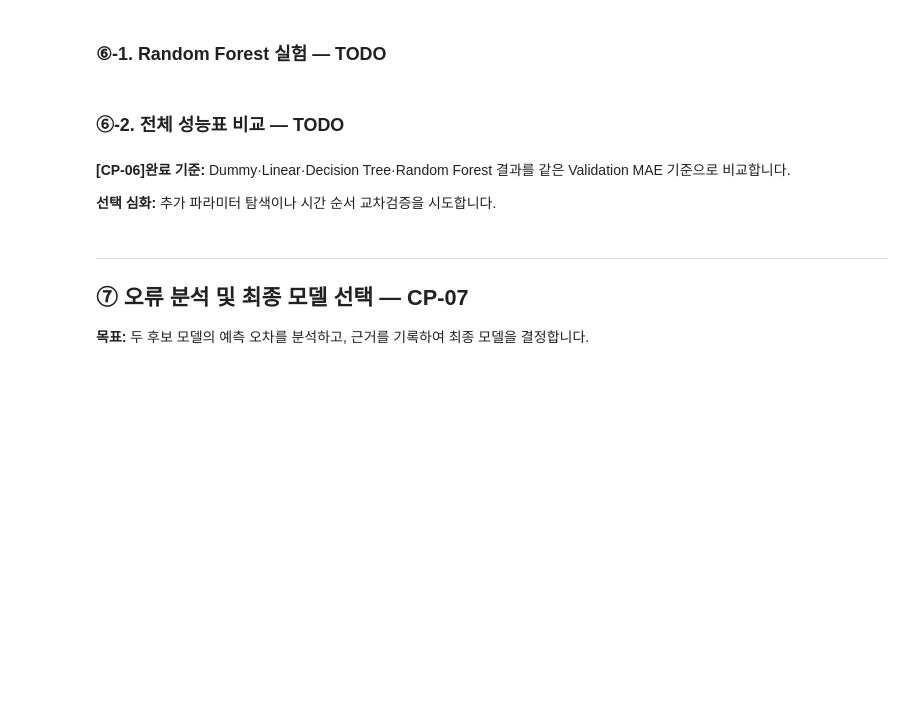
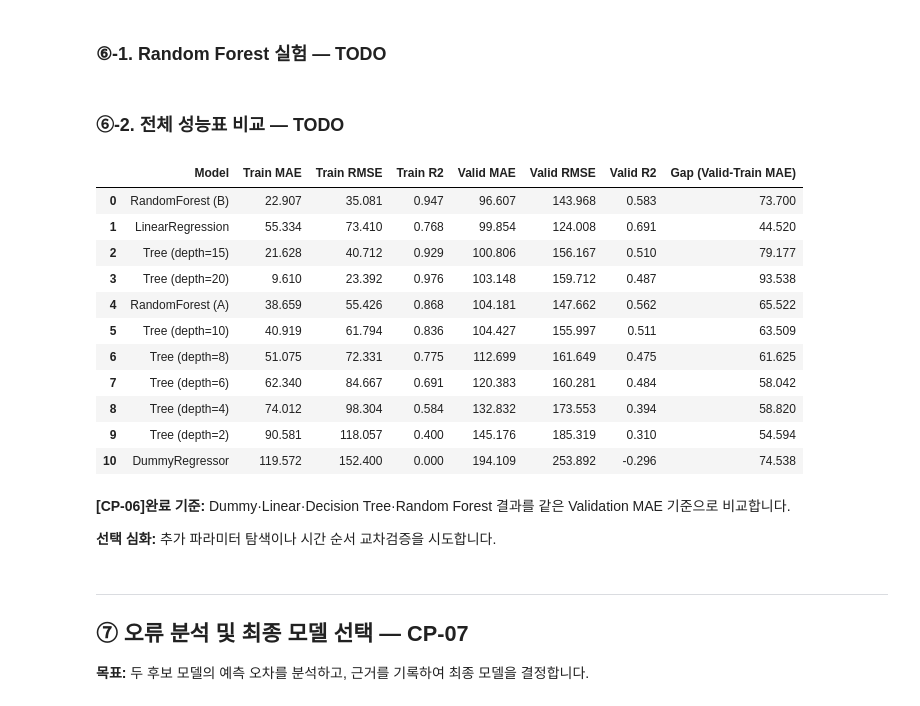
Before and after one commit to lgeew/ai-mini-projects, a Jupyter notebook: mini-project-01/code/01_regression_bike_demand.ipynb, the cells around one changed output. Saved outputs shown, nothing was run; the diff lists cells and outputs as text; code cells hidden in the pictures; blank space fills up the shorter version.

```diff
--- a/mini-project-01/code/01_regression_bike_demand.ipynb
+++ b/mini-project-01/code/01_regression_bike_demand.ipynb
@@ -565,16 +565,25 @@ rf_models = {}
 # TODO 6-1~6-2. 두 설정의 Random Forest Pipeline 학습 및 성능 수집
 for key, params in rf_configs.items():
     # TODO: Pipeline 구성 (RandomForestRegressor(**params, random_state=42, n_jobs=-1))
-    model = ...
+    model = Pipeline([
+        ("preprocessor", preprocessor),
+        ("model", RandomForestRegressor(**params, random_state=42, n_jobs=-1))
+    ])
+    # RandomForestRegressor: 여러 개의 결정 트리를 무작위로 학습시킨 뒤 그 예측을 평균 내어 성능과 안정성을 높이는 앙상블 회귀 모델
+    # **params: 딕셔너리 형태의 설정값(n_estimators, max_depth)을 풀어헤쳐 인자로 전달
+    # n_jobs=-1: 컴퓨터의 모든 CPU 코어를 사용하여 학습 속도를 극대화
 
     # TODO: 모델 학습
-    ...
+    model.fit(X_train, y_train)
 
     # [공통] 학습한 모델 보관
     rf_models[key] = model
 
     # TODO: summarize()로 결과를 results에 추가합니다.
-    ...
+    row = summarize(f"RandomForest ({key})", model)
+    # summarize(): 해당 모델의 Train 및 Validation 데이터셋에 대한 MAE, RMSE, R2 지표를 계산해 딕셔너리로 반환
+
+    results.append(row)
 # %% [markdown]
 ### ⑥-2. 전체 성능표 비교 — TODO
 # %%
@@ -582,12 +591,25 @@ for key, params in rf_configs.items():
 results_df = pd.DataFrame(results)
 # %%
 # TODO 6-3. Validation MAE가 낮은 순서로 정렬하고 인덱스를 정리합니다.
-results_df = ...
+results_df = results_df.sort_values(by="Valid MAE").reset_index(drop=True)
 # %%
 # TODO 6-4. Validation MAE - Train MAE를 계산합니다.
-results_df["Gap (Valid-Train MAE)"] = ...
+results_df["Gap (Valid-Train MAE)"] = results_df["Valid MAE"] - results_df["Train MAE"]
 
 display(results_df.round(3))
+# %% [output]
+|  | Model | Train MAE | Train RMSE | Train R2 | Valid MAE | Valid RMSE | Valid R2 | Gap (Valid-Train MAE) |
+| 0 | RandomForest (B) | 22.907 | 35.081 | 0.947 | 96.607 | 143.968 | 0.583 | 73.700 |
+| 1 | LinearRegression | 55.334 | 73.410 | 0.768 | 99.854 | 124.008 | 0.691 | 44.520 |
+| 2 | Tree (depth=15) | 21.628 | 40.712 | 0.929 | 100.806 | 156.167 | 0.510 | 79.177 |
+| 3 | Tree (depth=20) | 9.610 | 23.392 | 0.976 | 103.148 | 159.712 | 0.487 | 93.538 |
+| 4 | RandomForest (A) | 38.659 | 55.426 | 0.868 | 104.181 | 147.662 | 0.562 | 65.522 |
+| 5 | Tree (depth=10) | 40.919 | 61.794 | 0.836 | 104.427 | 155.997 | 0.511 | 63.509 |
+| 6 | Tree (depth=8) | 51.075 | 72.331 | 0.775 | 112.699 | 161.649 | 0.475 | 61.625 |
+| 7 | Tree (depth=6) | 62.340 | 84.667 | 0.691 | 120.383 | 160.281 | 0.484 | 58.042 |
+| 8 | Tree (depth=4) | 74.012 | 98.304 | 0.584 | 132.832 | 173.553 | 0.394 | 58.820 |
+| 9 | Tree (depth=2) | 90.581 | 118.057 | 0.400 | 145.176 | 185.319 | 0.310 | 54.594 |
+| 10 | DummyRegressor | 119.572 | 152.400 | 0.000 | 194.109 | 253.892 | -0.296 | 74.538 |
 # %% [markdown]
 **[CP-06]완료 기준:** Dummy·Linear·Decision Tree·Random Forest 결과를 같은 Validation MAE 기준으로 비교합니다.
 
```
Also changed, not shown: parts of 4 cells of this notebook.
